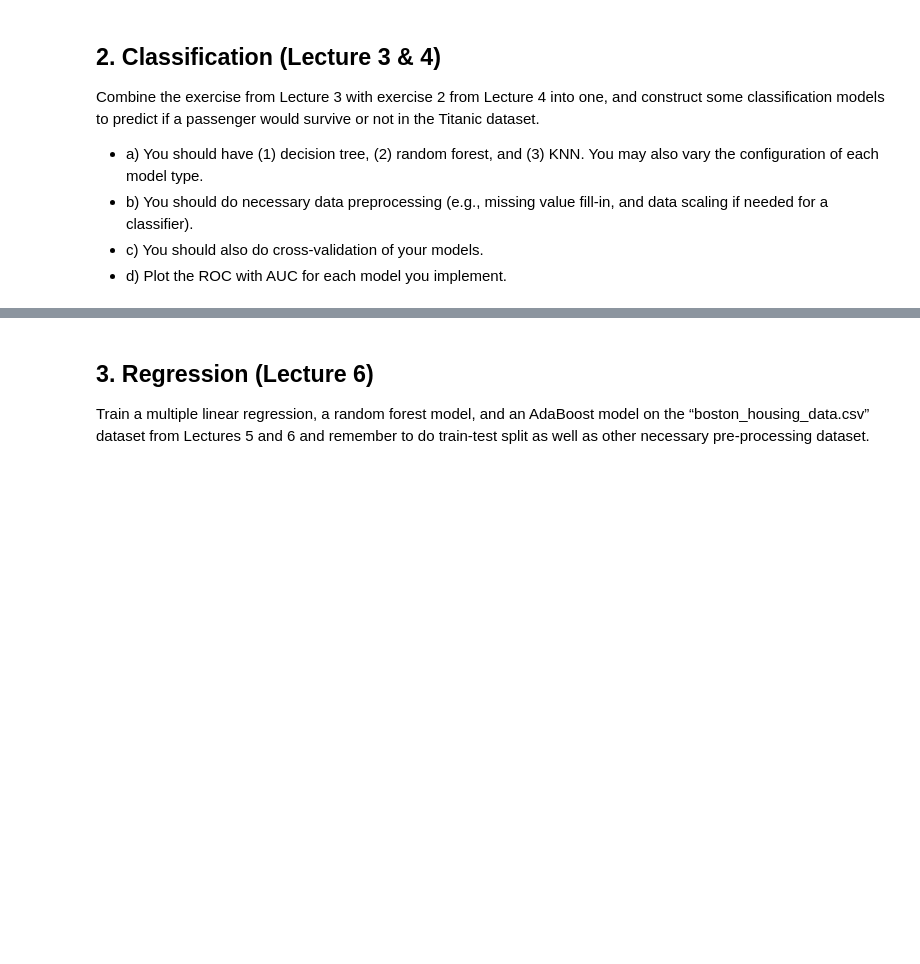
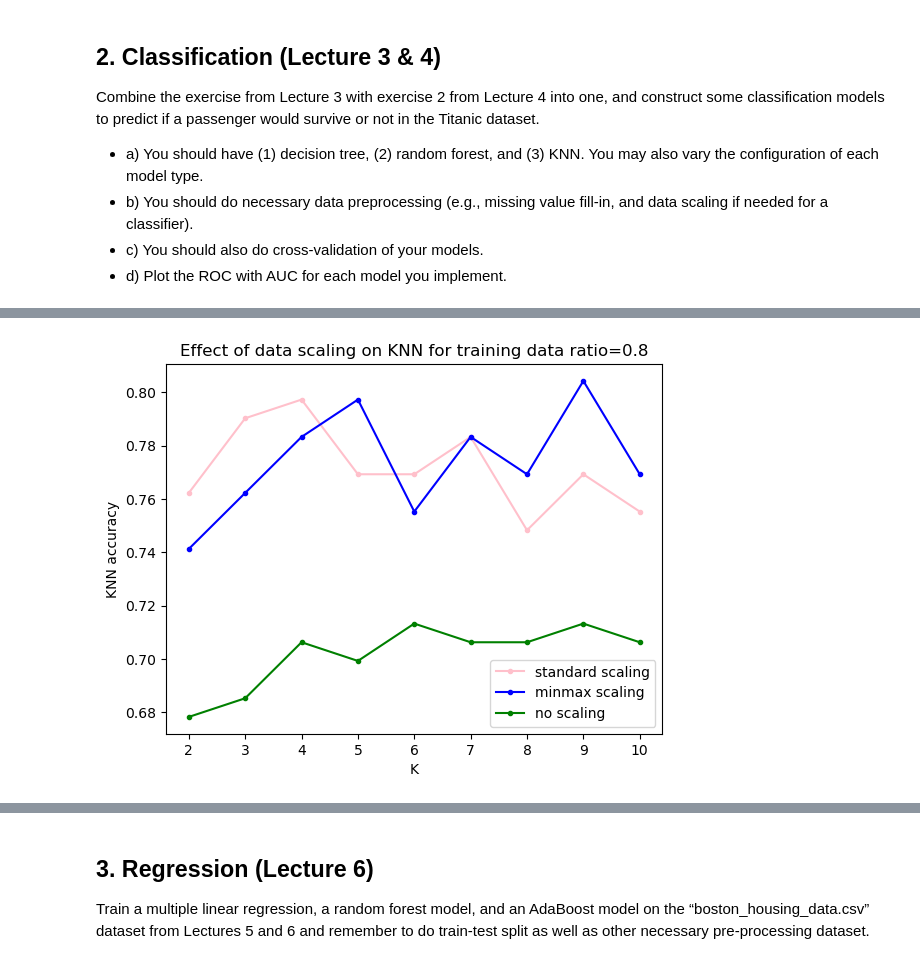
Before and after one commit to RasmuskjaerN/datathings, a Jupyter notebook: Exam_template.ipynb, the cells around one changed output, grey strips where cells are left out. Saved outputs shown, nothing was run; the diff lists cells and outputs as text; code cells hidden in the pictures; blank space fills up the shorter version.

```diff
--- a/Exam_template.ipynb
+++ b/Exam_template.ipynb
@@ -81,0 +342,4 @@ Combine the exercise from Lecture 3 with exercise 2 from Lecture 4 into one, and
+# %%
+plotAccuracy('0.8')
+# %% [output]
+[figure, added]
```
Also changed, not shown: parts of 70 cells of this notebook, 3 other files.
